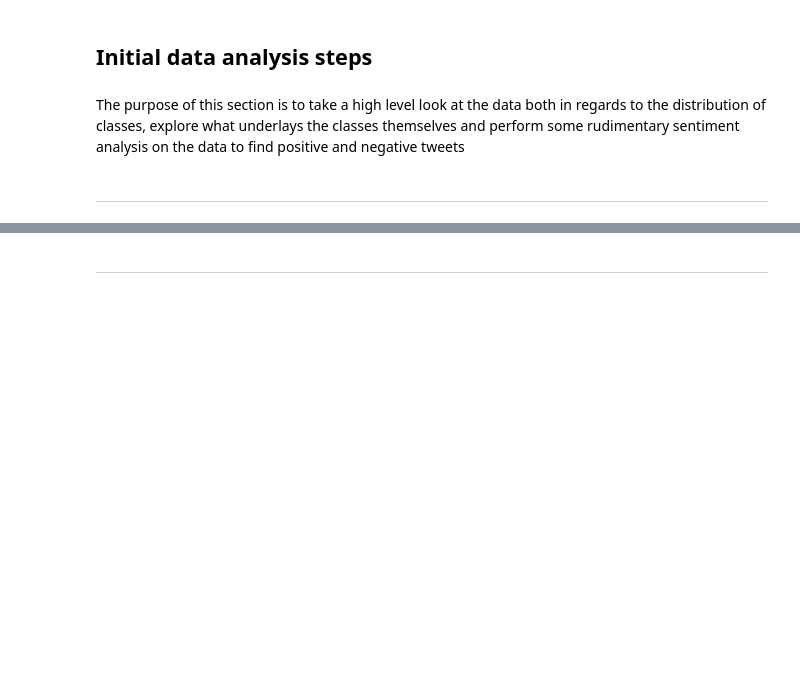
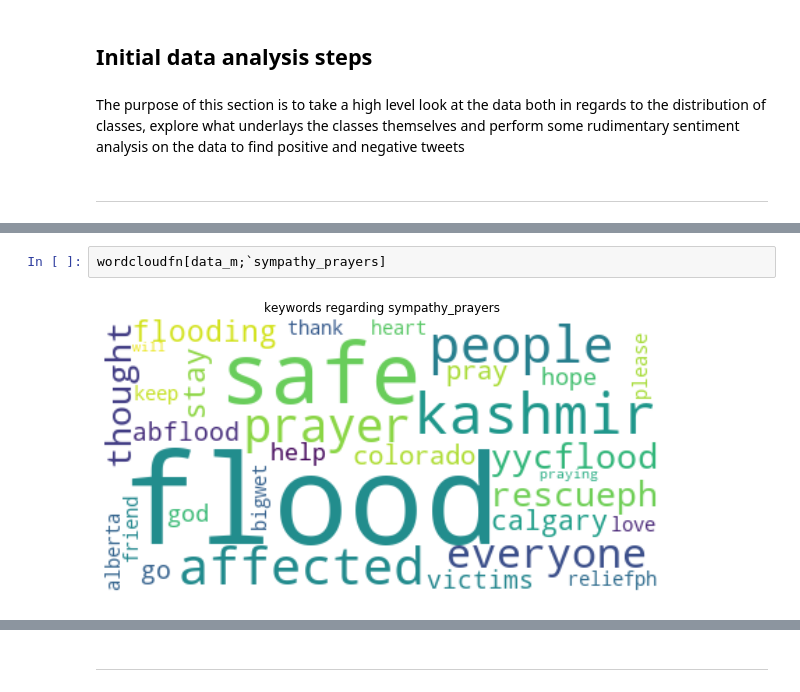
Before and after one commit to cmccarthy1/fdl_europe_2019, a Jupyter notebook: notebook/LSTM_model_text_analysis.ipynb, the cells around one changed output, grey strips where cells are left out. Saved outputs shown, nothing was run; the diff lists cells and outputs as text; blank space fills up the shorter version.

```diff
--- a/notebook/LSTM_model_text_analysis.ipynb
+++ b/notebook/LSTM_model_text_analysis.ipynb
@@ -103,0 +108,4 @@ wordcloudfn[data_m;`donations_volunteering]
+# %%
+wordcloudfn[data_m;`sympathy_prayers]
+# %% [output]
+[figure, added]
```
Also changed, not shown: parts of 22 cells of this notebook, 1 other file.
